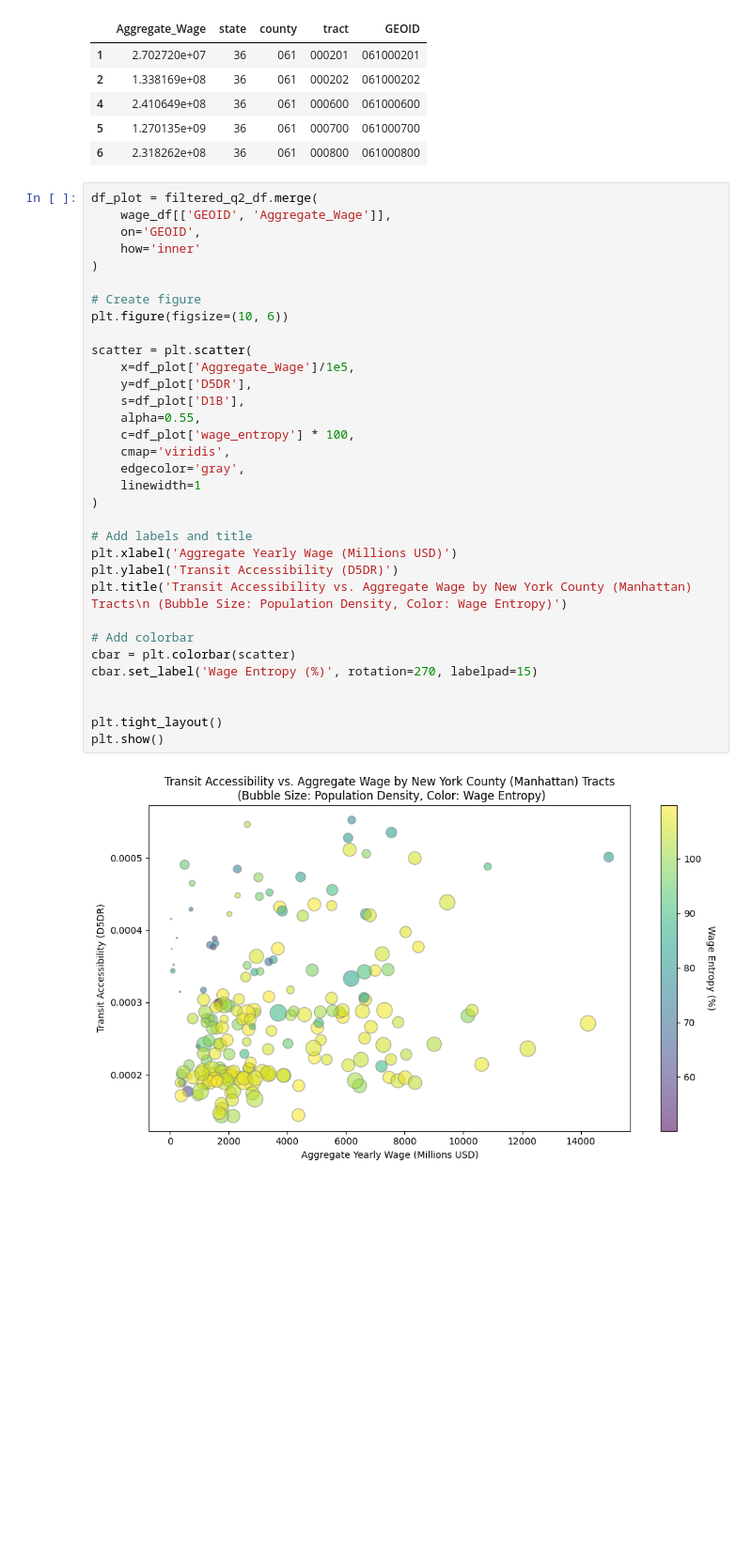
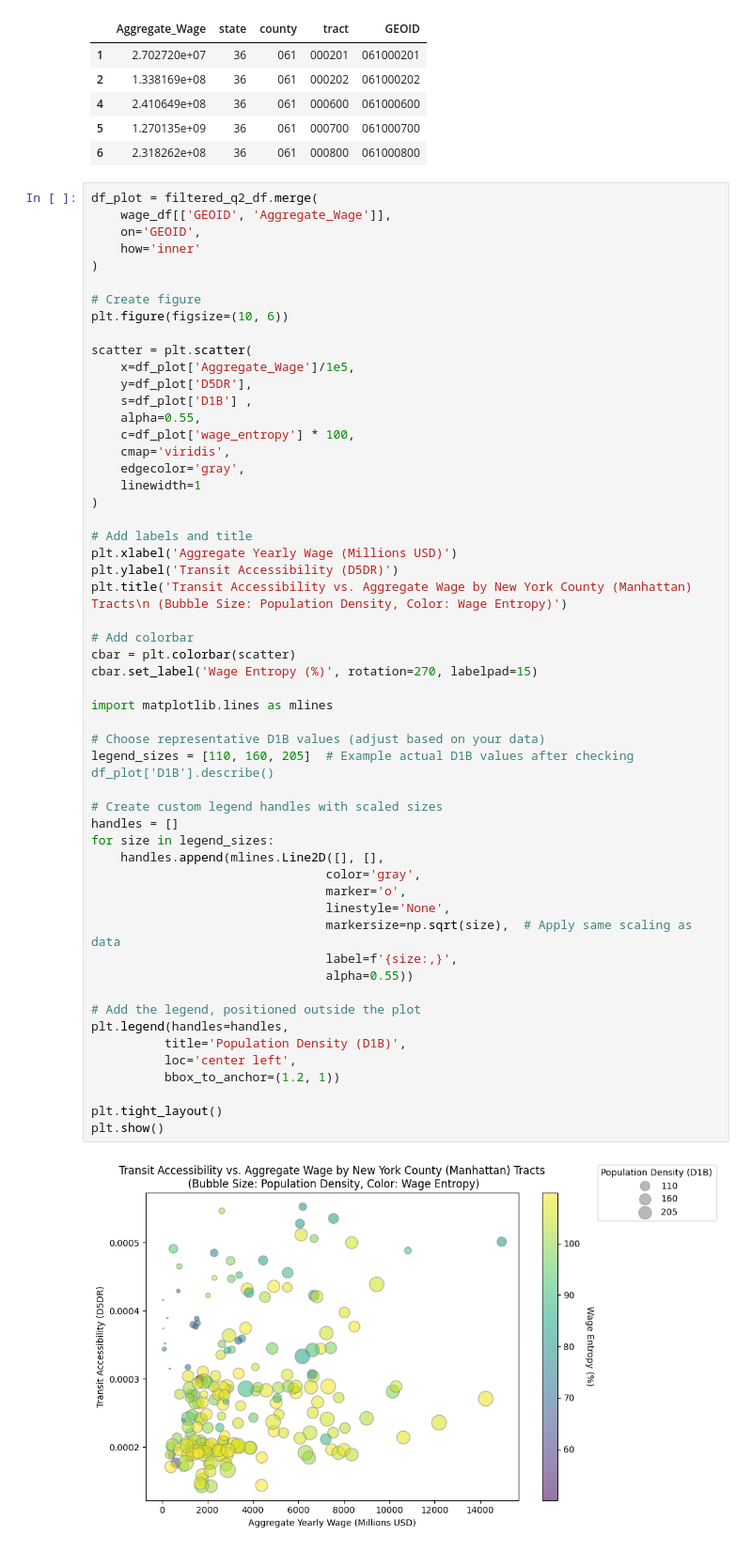
Before and after one commit to cc2524-2109/INFO-3130---Final-Project, a Jupyter notebook: Connie/Supplement_Notebook.ipynb, the cells around one changed output. Shown at 94% size. Drawn from its saved outputs; the diff is of its cells as text; blank space fills up the shorter version.

```diff
--- a/Connie/Supplement_Notebook.ipynb
+++ b/Connie/Supplement_Notebook.ipynb
@@ -272,32 +272,53 @@ df_plot = filtered_q2_df.merge(
     on='GEOID',
     how='inner'
 )
 
 # Create figure
 plt.figure(figsize=(10, 6))
 
 scatter = plt.scatter(
     x=df_plot['Aggregate_Wage']/1e5,
     y=df_plot['D5DR'],
-    s=df_plot['D1B'],
+    s=df_plot['D1B'] ,
     alpha=0.55,
     c=df_plot['wage_entropy'] * 100,
     cmap='viridis',
     edgecolor='gray',
     linewidth=1
 )
 
 # Add labels and title
 plt.xlabel('Aggregate Yearly Wage (Millions USD)')
 plt.ylabel('Transit Accessibility (D5DR)')
 plt.title('Transit Accessibility vs. Aggregate Wage by New York County (Manhattan) Tracts\n (Bubble Size: Population Density, Color: Wage Entropy)')
 
 # Add colorbar
 cbar = plt.colorbar(scatter)
 cbar.set_label('Wage Entropy (%)', rotation=270, labelpad=15)
 
+import matplotlib.lines as mlines
+
+# Choose representative D1B values (adjust based on your data)
+legend_sizes = [110, 160, 205]  # Example actual D1B values after checking df_plot['D1B'].describe()
+
+# Create custom legend handles with scaled sizes
+handles = []
+for size in legend_sizes:
+    handles.append(mlines.Line2D([], [],
+                                color='gray',
+                                marker='o',
+                                linestyle='None',
+                                markersize=np.sqrt(size),  # Apply same scaling as data
+                                label=f'{size:,}',
+                                alpha=0.55))
+
+# Add the legend, positioned outside the plot
+plt.legend(handles=handles,
+          title='Population Density (D1B)',
+          loc='center left',
+          bbox_to_anchor=(1.2, 1))
 
 plt.tight_layout()
 plt.show()
 # %% [output]
-[figure, old version]
+[figure, new version]
```
